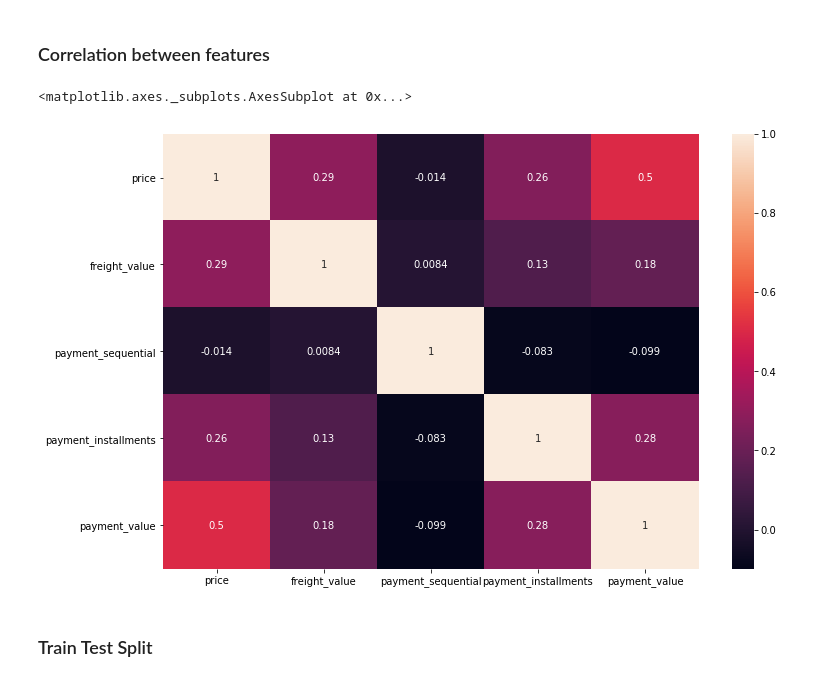
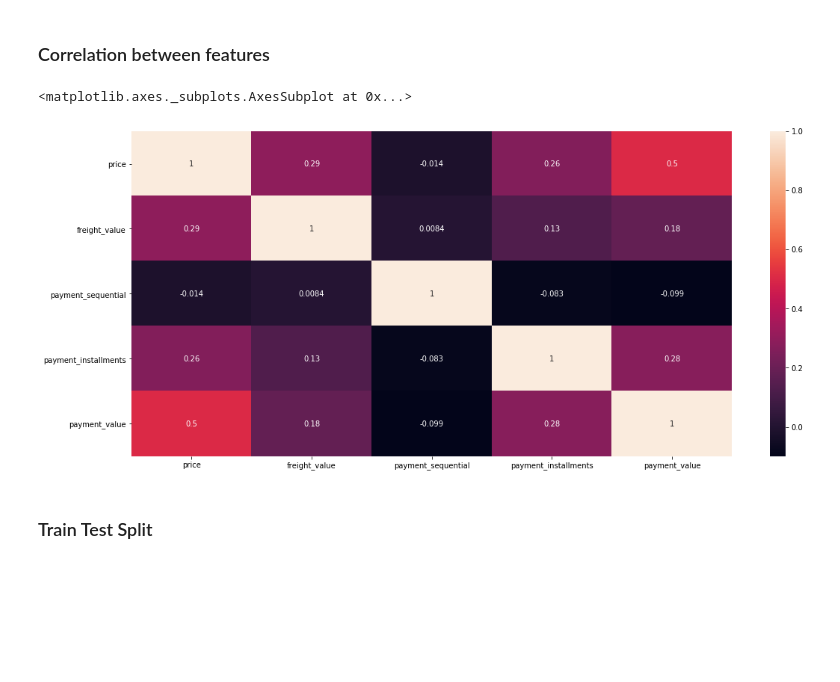
Before and after one commit to rajatgadge/Case-Study, a Jupyter notebook: Case Study.ipynb, the cells around one changed output. Saved outputs shown, nothing was run; the diff lists cells and outputs as text; code cells hidden in the pictures; blank space fills up the shorter version.

```diff
--- a/Case Study.ipynb
+++ b/Case Study.ipynb
@@ -190,11 +185,11 @@ sns.countplot(df["payment_installments"])
 # %% [markdown]
 ### Correlation between features
 # %%
-plt.figure(figsize=(12,8))
+plt.figure(figsize=(18,8))
 sns.heatmap(df.corr(),annot=True)
 # %% [output]
 <matplotlib.axes._subplots.AxesSubplot at 0x...>
-[figure, old version]
+[figure, new version]
 # %% [markdown]
 ### Train Test Split
 # %%
```
Also changed, not shown: parts of 26 cells of this notebook.
